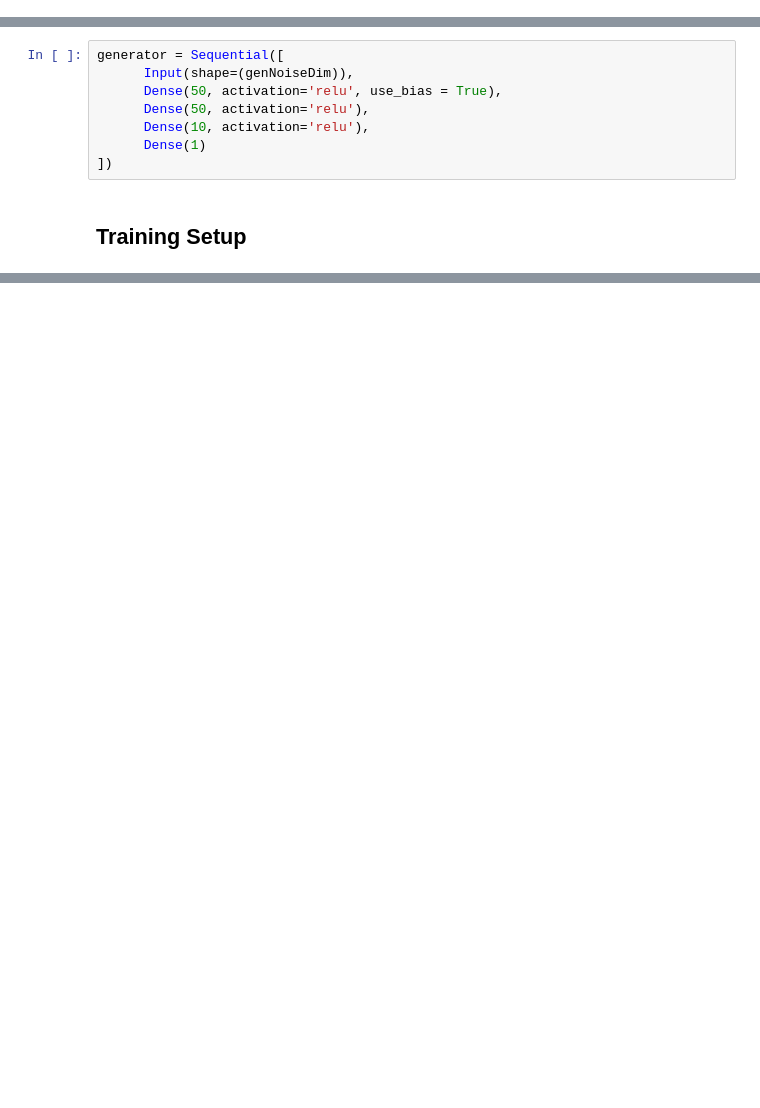
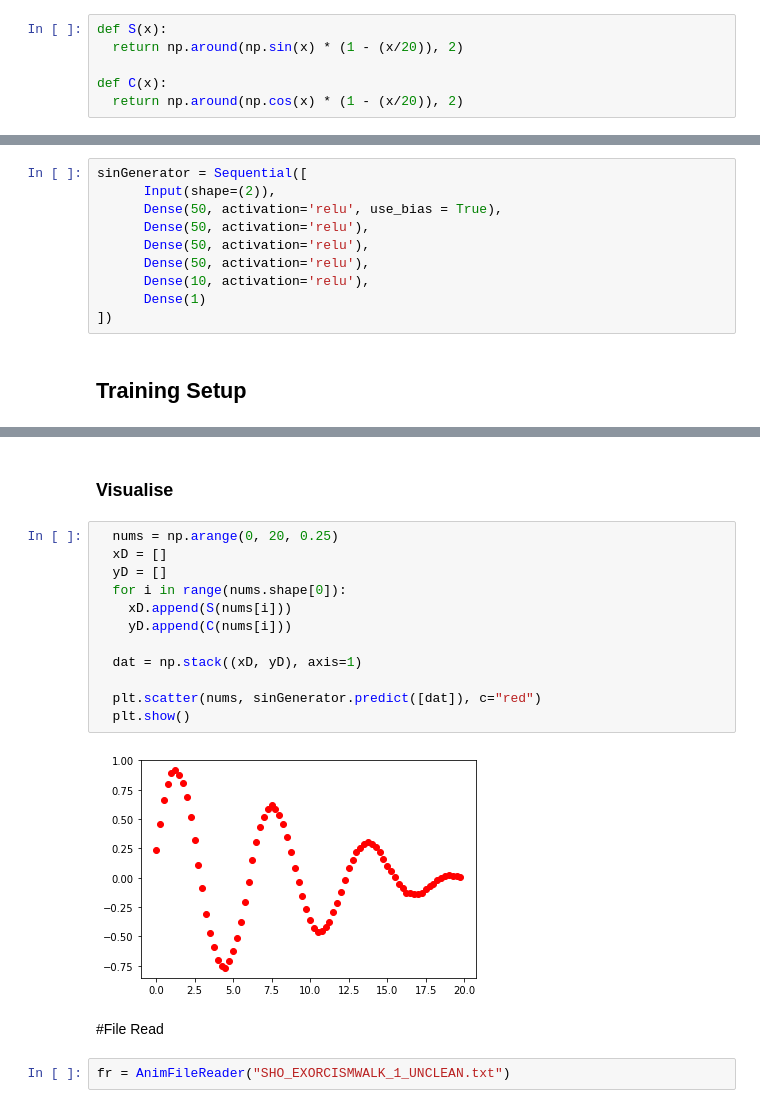
Before and after one commit to JamieCDev20/GAM705, a Jupyter notebook: 705Main.ipynb, the cells around one changed output, grey strips where cells are left out. Cells and saved outputs as stored; diff of their text form; blank space fills up the shorter version.

```diff
--- a/705Main.ipynb
+++ b/705Main.ipynb
@@ -279,3 +228,9 @@ Epoch:  6
 # Sine GAN Training
 # %% [markdown]
 ## Training Vars
+# %%
+def S(x):
+  return np.around(np.sin(x) * (1 - (x/20)), 2)
+
+def C(x):
+  return np.around(np.cos(x) * (1 - (x/20)), 2)
@@ -292,9 +256,11 @@ discriminator = Sequential([
 # %% [markdown]
 Generator
 # %%
-generator = Sequential([
-      Input(shape=(genNoiseDim)),
+sinGenerator = Sequential([
+      Input(shape=(2)),
       Dense(50, activation='relu', use_bias = True),
+      Dense(50, activation='relu'),
+      Dense(50, activation='relu'),
       Dense(50, activation='relu'),
       Dense(10, activation='relu'),
       Dense(1)
@@ -322,0 +398,20 @@ plt.show()
+# %% [markdown]
+### Visualise
+# %%
+  nums = np.arange(0, 20, 0.25)
+  xD = []
+  yD = []
+  for i in range(nums.shape[0]):
+    xD.append(S(nums[i]))
+    yD.append(C(nums[i]))
+
+  dat = np.stack((xD, yD), axis=1)
+
+  plt.scatter(nums, sinGenerator.predict([dat]), c="red")
+  plt.show()
+# %% [output]
+[figure, added]
+# %% [markdown]
+#File Read
+# %%
+fr = AnimFileReader("SHO_EXORCISMWALK_1_UNCLEAN.txt")
```
Also changed, not shown: parts of 34 cells of this notebook.
